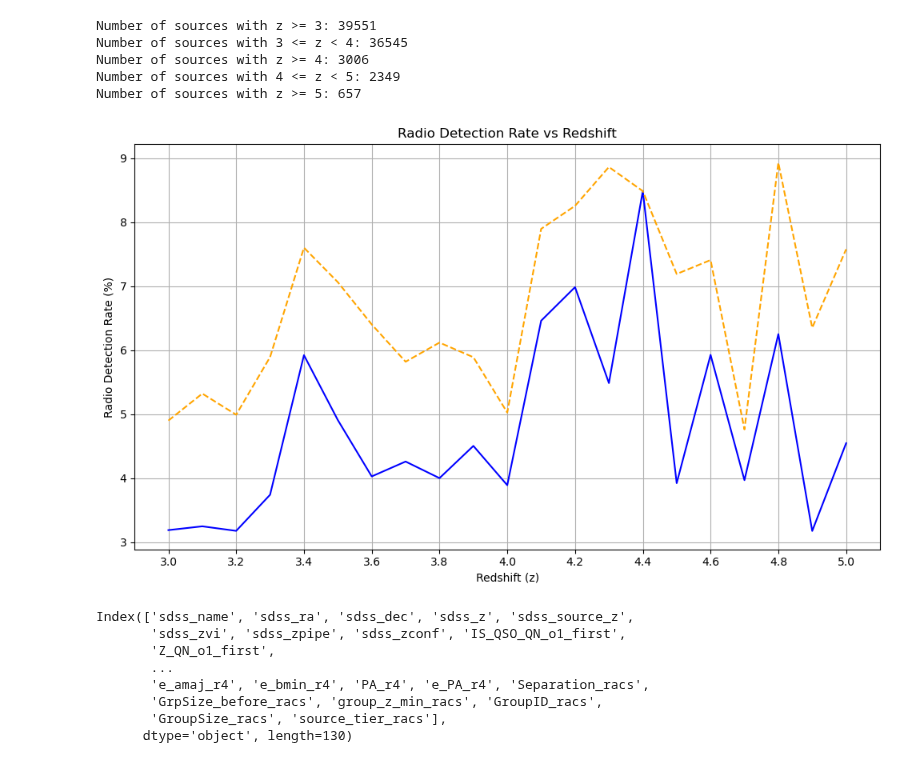
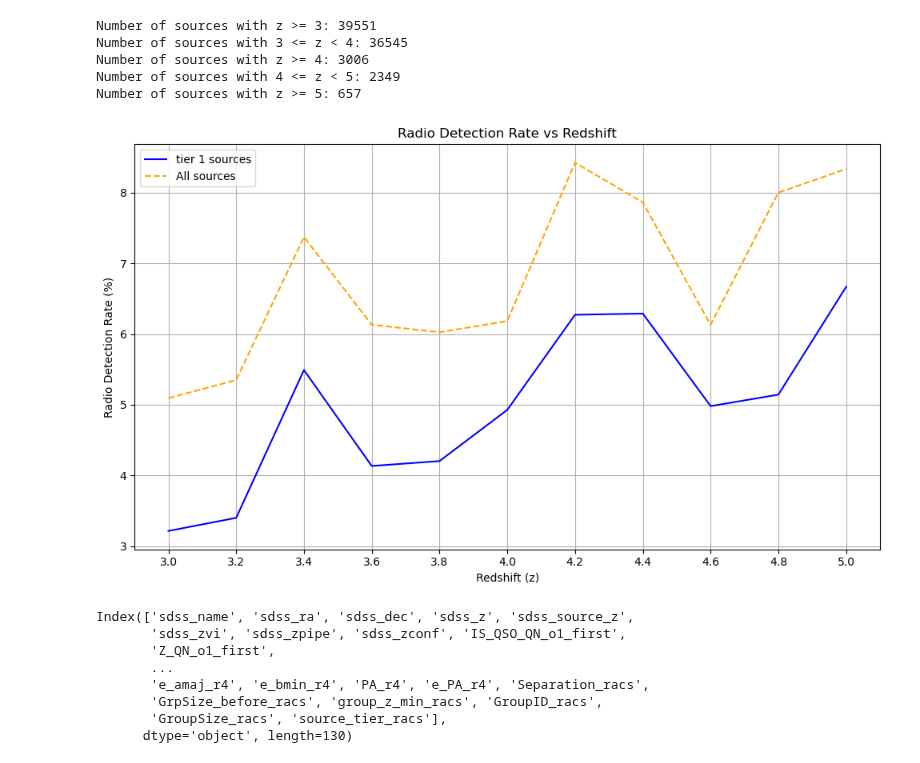
Before and after one commit to ykzhang112233/highz-catalogue, a Jupyter notebook: scripts/0-result_analysis.ipynb, the cells around one changed output. Cells and saved outputs as stored; diff of their text form; code cells hidden in the pictures.

Commit message:
radio detection rate

```diff
--- a/scripts/0-result_analysis.ipynb
+++ b/scripts/0-result_analysis.ipynb
@@ -204,36 +204,38 @@ Number of sources with z >= 5: 657
 # %%
 # make a plot for radio detection rate along different redshift bins
 import matplotlib.pyplot as plt
 import numpy as np
 # Define redshift bins and their edges
-redshift_bins = np.arange(3, 5.1, 0.1)
+data_bin_width = 0.2
+redshift_bins = np.arange(3, 5.2, data_bin_width)
 # Define the number of sources in each bin
 radio_detection_rate = []
 radio_detection_rate2 = []
 for z in redshift_bins:
     # Count sources with z in the current bin and source_tier_first = 1
-    radio_count = len(df[(df['sdss_z'] >= z) & (df['source_tier_first'] == 1) & (df['sdss_z'] < z + 0.1)])
-    radio_count2 = len(df[(df['sdss_z'] >= z) & (df['sdss_z'] < z + 0.1)])
-    optical_count = len(df2[(source_z >= z) & (source_z < z + 0.1)])
+    radio_count = len(df[(df['sdss_z'] >= z) & (df['source_tier_first'] == 1) & (df['sdss_z'] < z + data_bin_width)])
+    radio_count2 = len(df[(df['sdss_z'] >= z) & (df['sdss_z'] < z + data_bin_width)])
+    optical_count = len(df2[(source_z >= z) & (source_z < z + data_bin_width)])
     radio_rate = radio_count / optical_count if optical_count > 0 else 0
     count = radio_rate * 100  # Convert to percentage
     count2 = radio_count2 / optical_count * 100 if optical_count > 0 else 0
     radio_detection_rate.append(count)
     radio_detection_rate2.append(count2)
 # Plotting the radio detection rate
 plt.figure(figsize=(10, 6))
 plt.plot(redshift_bins, radio_detection_rate, linestyle='-', color='blue', label='tier 1 sources')
 plt.plot(redshift_bins, radio_detection_rate2, linestyle='--', color='orange', label='All sources')
 plt.title('Radio Detection Rate vs Redshift')
 plt.xlabel('Redshift (z)')
 plt.ylabel('Radio Detection Rate (%)')
-plt.xticks(np.arange(3, 5.1, 0.2))
+plt.xticks(np.arange(3, 5.2, 0.2))
 plt.grid()
+plt.legend()
 plt.tight_layout()
 plt.savefig('radio_detection_rate_vs_redshift.pdf', format='pdf', dpi=300)
 plt.show()
 # %% [output]
-[figure, old version]
+[figure, new version]
 # %%
 file_path = 'matched_o1r1234_total.fits'
 with fits.open(file_path) as hdul:
```
